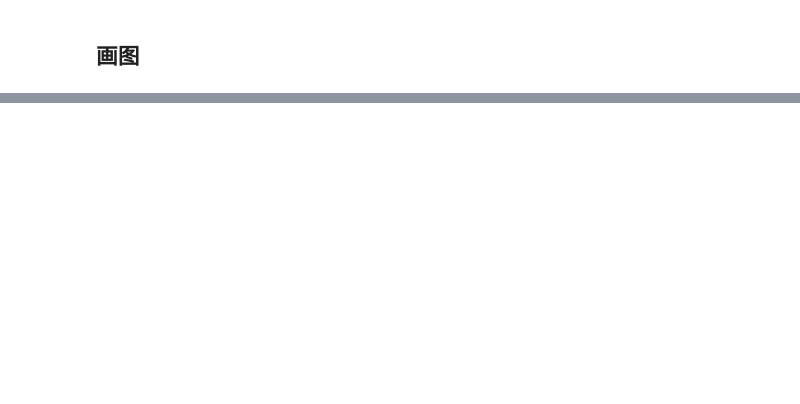
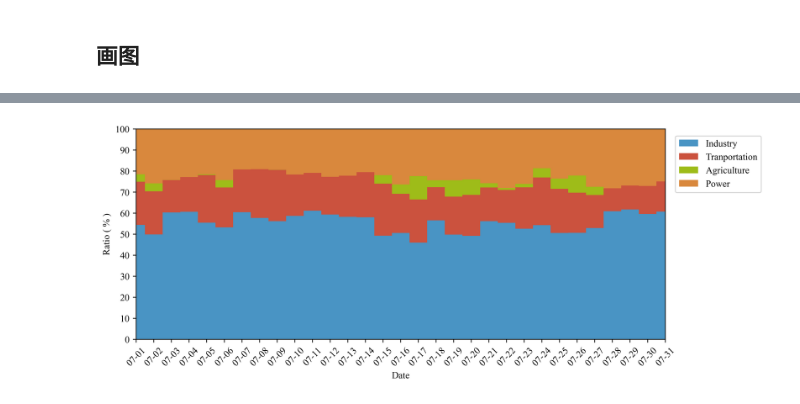
Before and after one commit to Iphisxu/AQ_2307, a Jupyter notebook: scripts/Plot_ISAM/PM_ratio.ipynb, the cells around one changed output, grey strips where cells are left out. Saved outputs shown, nothing was run; the diff lists cells and outputs as text; code cells hidden in the pictures; blank space fills up the shorter version.

```diff
--- a/scripts/Plot_ISAM/PM_ratio.ipynb
+++ b/scripts/Plot_ISAM/PM_ratio.ipynb
@@ -150,0 +131,7 @@ df_avg = df_L1.resample('D').mean()
+# %%
+df_L1 = pd.DataFrame.from_dict(mean_dict, orient='columns')
+df_L1.index = pd.date_range(timestart,timeend,freq='h')
+
+df_mda8 = df_L1.resample('D').mean()
+
+df_mda8.keys()
@@ -151,2 +140,12 @@ df_avg = df_L1.resample('D').mean()
+# %%
+# Sections
+tags_section = ['AQI', 'AQT', 'AQA', 'AQP']
+df_section = df_mda8[tags_section]
+df_ratio_section = df_section.div(df_section.sum(axis=1),axis=0) * 100
+
+# Regions
+tags_region = ['AnQ', 'OTH', 'ICO', 'BCO']
+df_region = df_mda8[tags_region]
+df_ratio_region = df_region.div(df_region.sum(axis=1),axis=0) * 100
 # %% [markdown]
 ## 画图
@@ -249,0 +152,34 @@ plt.show()
+# %%
+monthdays = 31
+ts = np.arange(0, monthdays)
+
+data = {
+    'AQI': {'label': 'Industry', 'color': '#4994c4'},
+    'AQT': {'label': 'Tranportation', 'color': '#cb523e'},
+    'AQA': {'label': 'Agriculture', 'color': '#9ebc19'},
+    'AQP': {'label': 'Power', 'color': '#d9883d'},
+}
+
+fig, ax = plt.subplots(figsize=(10, 4), dpi=500)
+
+bottom = np.zeros(len(ts))
+
+for key, value in data.items():
+    b = ax.bar(ts, df_ratio_section[key], bottom=bottom, color=value['color'], width=1)
+    bottom += df_ratio_section[key]
+    data[key]['bar'] = b
+
+ax.legend([data[key]['bar'][0] for key in data.keys()],
+          [data[key]['label'] for key in data.keys()],
+          bbox_to_anchor=(1.01,0.99))
+ax.set_xlabel('Date')
+ax.set_ylabel('Ratio ( % )')
+ax.set_xticks(np.arange(0, monthdays))
+ax.set_xticklabels(pd.date_range(timestart,timeend,freq='D').strftime('%m-%d'), rotation=45)
+ax.set_yticks(np.arange(0, 101, 10))
+ax.set_ylim(0, 100)
+ax.set_xlim(0, monthdays-1)
+
+plt.show()
+# %% [output]
+[figure, added]
```
Also changed, not shown: parts of 15 cells of this notebook, 8 other files.
